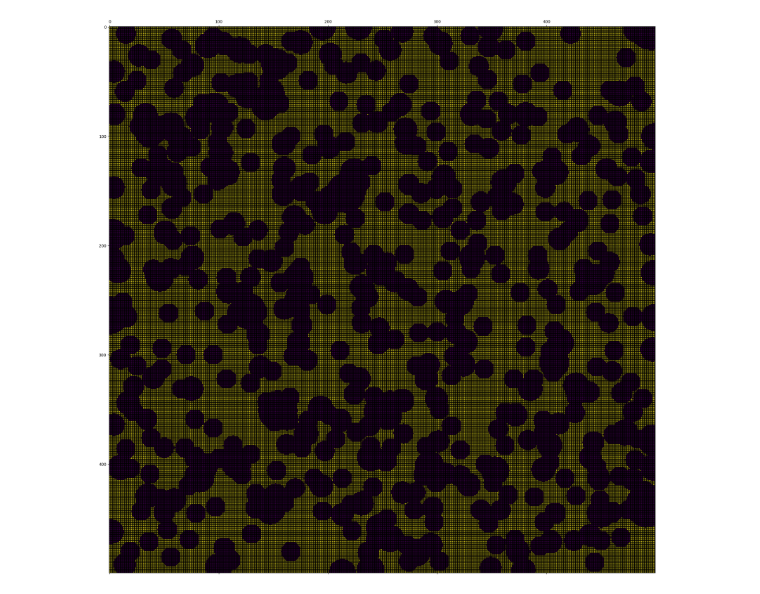
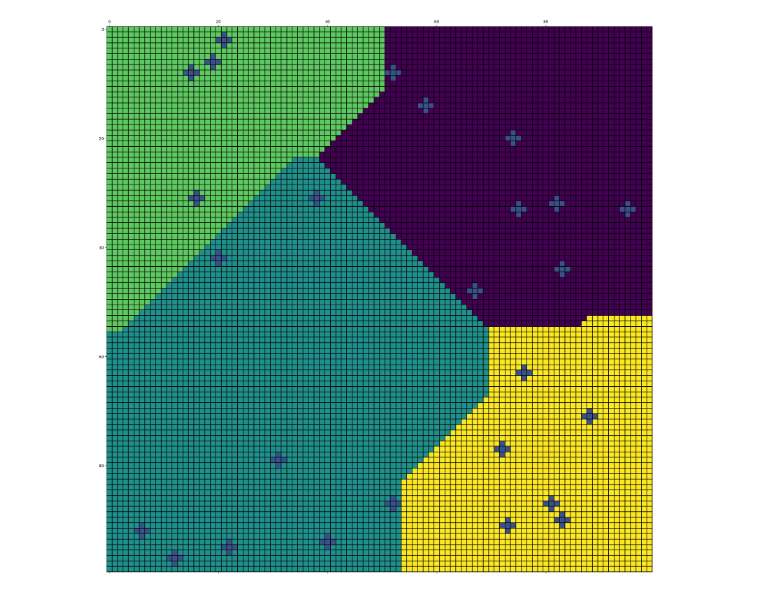
Before and after one commit to QuantumCreation/aoe2mapgenerator, a Jupyter notebook: aoe2mapgenerator/main_scenario_creator.ipynb, the cells around one changed output. Cells and saved outputs as stored; diff of their text form; code cells hidden in the pictures.

```diff
--- a/aoe2mapgenerator/main_scenario_creator.ipynb
+++ b/aoe2mapgenerator/main_scenario_creator.ipynb
@@ -53,6 +51,8 @@ group_placer_manager = GroupPlacerManager(map)
 # %%
-points_manager = PointManager()
+n = 100
+map = Map(n)
 
+point_manager = PointManager()
 for i in range(n):
     for j in range(n):
-        points_manager.add_point((i,j))
+        point_manager.add_point((i,j))
@@ -65,4 +103,4 @@ map.get_map_layer(MapLayerType.UNIT).array[0][0]
 # %%
-map.visualize_mat(MapLayerType.UNIT, include_zones=False)
+map.visualize_mat(MapLayerType.ZONE, include_zones=False)
 # %% [output]
-[figure, old version]
+[figure, new version]
```
Also changed, not shown: parts of 9 cells of this notebook, 19 other files.
